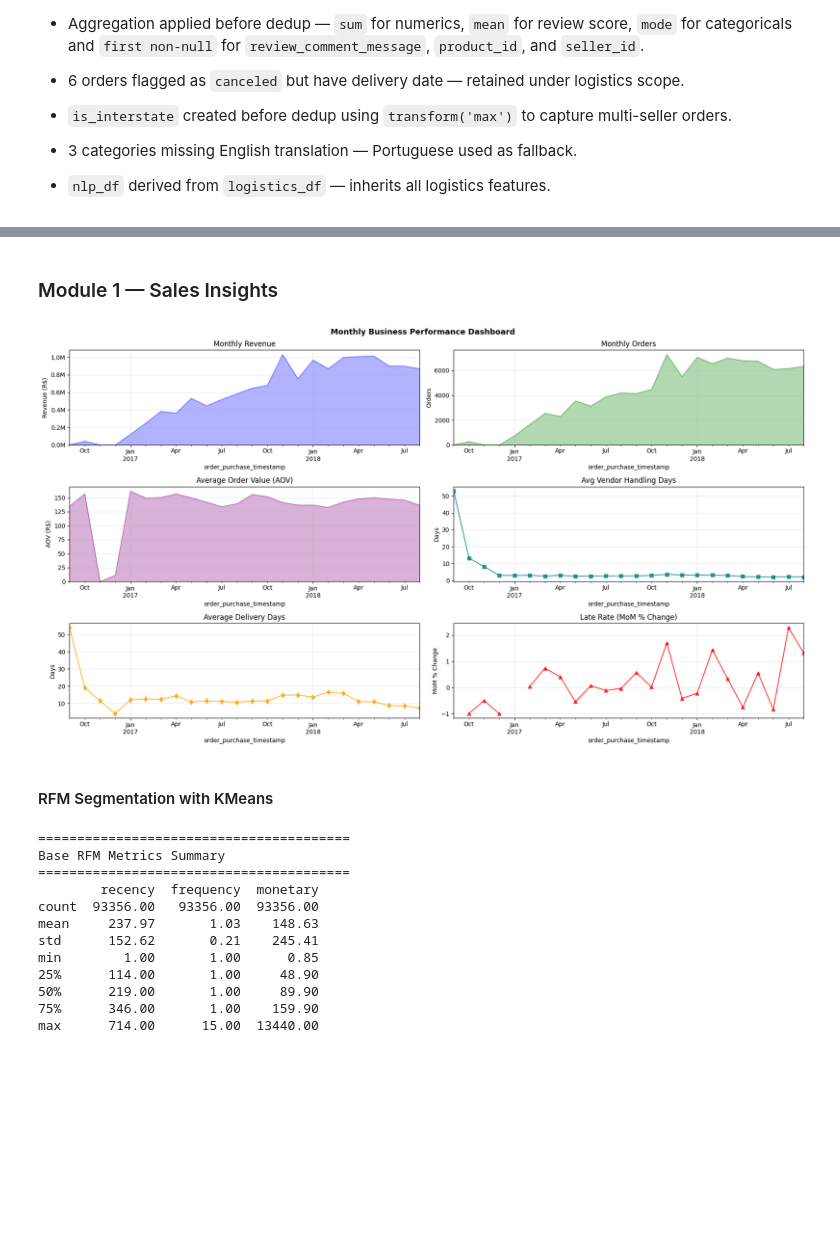
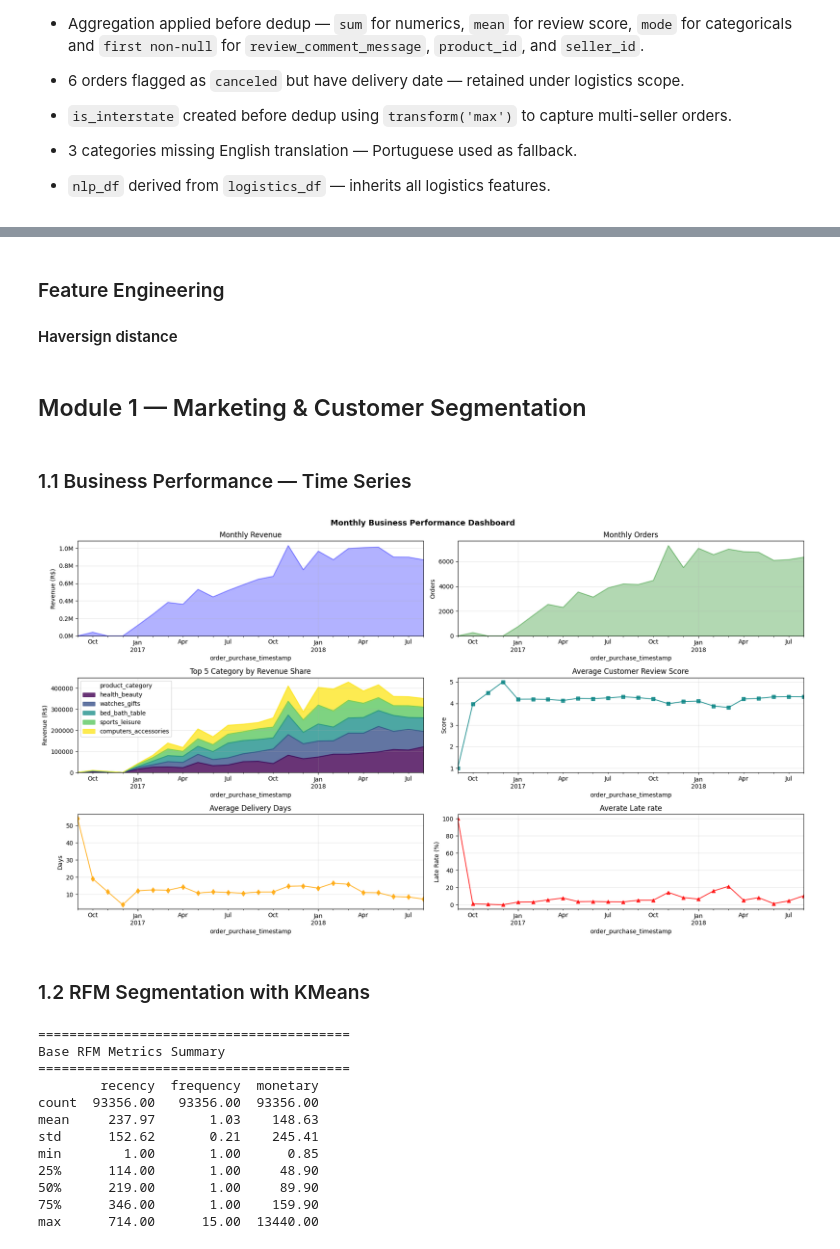
Before and after one commit to aguchhait-stack/olist-supply-chain-analytics, a Jupyter notebook: notebook.ipynb, the cells around one changed output, grey strips where cells are left out. Saved outputs shown, nothing was run; the diff lists cells and outputs as text; code cells hidden in the pictures; blank space fills up the shorter version.

```diff
--- a/notebook.ipynb
+++ b/notebook.ipynb
@@ -358,48 +363,77 @@ Missing value:
+# %% [markdown]
+### Feature Engineering
+#### Haversign distance
+# %%
+# Haversign_distance: 2R * arcsin(√[ sin²((lat₂ - lat₁)/2) + cos(lat₁) * cos(lat₂) * sin²((lon₂ - lon₁)/2)]), R = 6,371 is mean earth radius in Km
+
+# converting degrees to radians
+lat1 = np.radians(logistics_df['cust_latitude'])
+lat2 = np.radians(logistics_df['seller_latitude'])
+lon1 = np.radians(logistics_df['cust_longitude'])
+lon2 = np.radians(logistics_df['seller_longitude'])
+dlat = lat2 - lat1
+dlon = lon2 - lon1
+
+# Haversign formula
+logistics_df['distance_km'] = 2*6371*np.arcsin(np.sqrt(np.sin(dlat/2) ** 2 + np.cos(lat1) * np.cos(lat2) * np.sin(dlon/2)**2))
+
+# missing missing values with median
+logistics_df['distance_km'] = logistics_df['distance_km'].fillna(logistics_df['distance_km'].median())
 # %% [markdown]
-### Module 1 — Sales Insights
+## Module 1 — Marketing & Customer Segmentation
+# %% [markdown]
+### 1.1 Business Performance — Time Series
 # %%
 visulization_df = logistics_df.set_index('order_purchase_timestamp').copy()
 
+# Monthly revenue
 fig, ax = plt.subplots(3,2,figsize=(18,10),sharex=False,sharey=False)
 visulization_df["total_price"].resample('ME').sum().plot(kind='area',alpha=0.3,color='blue',ax=ax[0,0])
 ax[0,0].set_title('Monthly Revenue')
 ax[0,0].set_ylabel('Revenue (R$)')
 ax[0,0].grid(True, alpha=0.3)
 ax[0,0].yaxis.set_major_formatter(plt.FuncFormatter(lambda x, p: f'{x/1e6:.1f}M'))
 
+# Month order
 visulization_df["order_id"].resample('ME').nunique().plot(kind='area',alpha=0.3,color='green',ax=ax[0,1])
 ax[0,1].set_title('Monthly Orders')
 ax[0,1].set_ylabel('Orders')
 ax[0,1].grid(True, alpha=0.3)
 
-(visulization_df["total_price"].resample('ME').sum()/visulization_df["order_id"].resample('ME').nunique()).plot(kind='area',alpha=0.3,color='purple',ax=ax[1,0])
-ax[1,0].set_title('Average Order Value (AOV)')
-ax[1,0].set_ylabel('AOV (R$)')
+# Top 5 category
+category_pivot = visulization_df.groupby([visulization_df.index.to_period('M'),'product_category'])['total_price'].sum().unstack().fillna(0)
+top5 = category_pivot.sum().nlargest(5)
+category_pivot[top5.index].plot(kind='area',alpha=0.8, stacked = True, colormap='viridis', ax=ax[1,0])
+ax[1,0].set_title('Top 5 Category by Revenue Share')
+ax[1,0].set_ylabel('Revenue (R$)')
 ax[1,0].grid(True, alpha=0.3)
 
-(visulization_df["vendor_handling_days"].resample('ME').mean().interpolate()).plot(kind='line',alpha=0.8,color='teal',marker = 's', ax=ax[1,1])
-ax[1,1].set_title('Avg Vendor Handling Days')
-ax[1,1].set_ylabel('Days')
+# Customer review
+(visulization_df["mean_review_score"].resample('ME').mean().interpolate()).plot(kind='line',alpha=0.8,color='teal',marker= 's', label='Mean Score',ax=ax[1,1])
+ax[1,1].set_title('Average Customer Review Score')
+ax[1,1].set_ylabel('Score')
 ax[1,1].grid(True, alpha=0.3)
 
+# Delivery days
 (visulization_df["delivery_days"].resample('ME').mean().interpolate()).plot(kind='line',alpha=0.8,marker='d', color='orange',ax=ax[2,0])
 ax[2,0].set_title('Average Delivery Days')
 ax[2,0].set_ylabel('Days')
 ax[2,0].grid(True, alpha=0.3)
 
-(visulization_df["is_late"].resample('ME').mean().interpolate().pct_change().replace(np.inf,np.nan)).plot(kind='line',marker='^', color='red',alpha=0.8,ax=ax[2,1])
-ax[2,1].set_title('Late Rate (MoM % Change)')
-ax[2,1].set_ylabel('MoM % Change')
+# Late  rate
+(visulization_df["is_late"].resample('ME').mean().interpolate().mul(100)).plot(kind='line',marker='^', color='red',alpha=0.8,ax=ax[2,1])
+ax[2,1].set_title('Averate Late rate')
+ax[2,1].set_ylabel('Late Rate (%)')
 ax[2,1].grid(True, alpha=0.3)
 fig.suptitle('Monthly Business Performance Dashboard',fontsize=13, fontweight='bold')
 plt.tight_layout()
 plt.savefig('outputs/monthly_performance_dashboard.png')
 plt.show()
 # %% [output]
-[figure, old version]
+[figure, new version]
 # %% [markdown]
 
-#### RFM Segmentation with KMeans
+### 1.2 RFM Segmentation with KMeans
 # %%
 snap_date = max(logistics_df["order_purchase_timestamp"])+ pd.Timedelta(1,'D')
 
```
Also changed, not shown: parts of 34 cells of this notebook, 7 other files.
